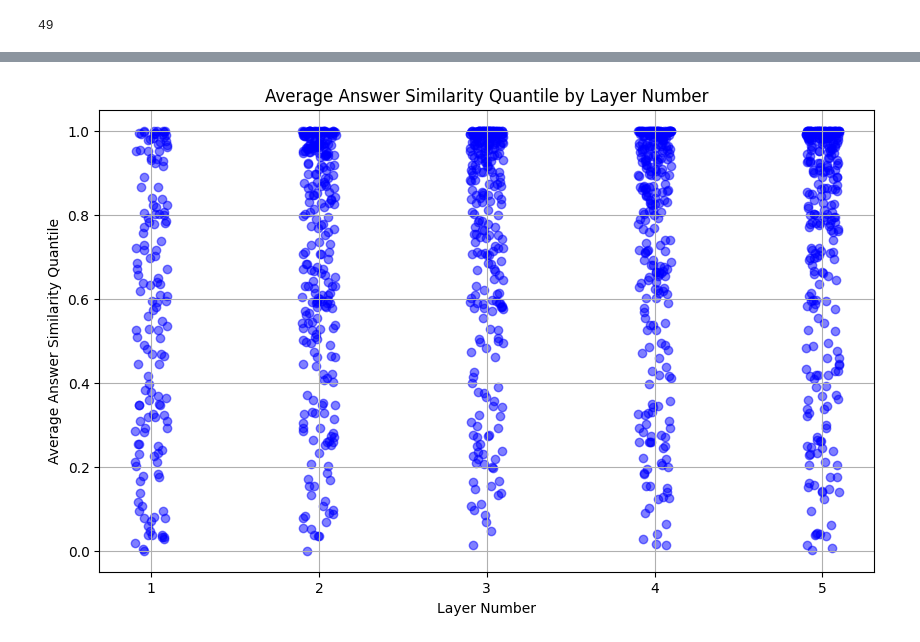
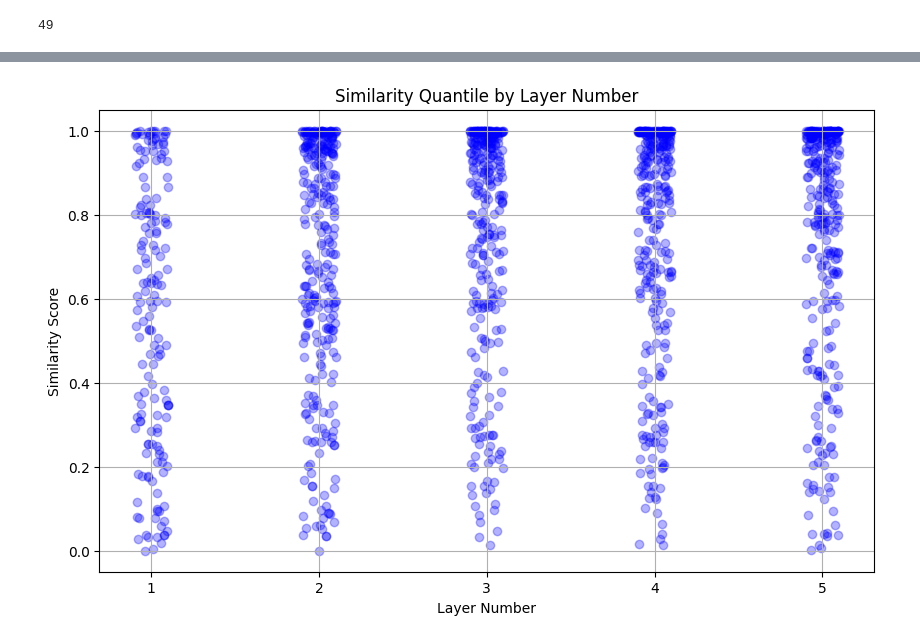
Before and after one commit to xocelyk/tot-gene-sets, a Jupyter notebook: start.ipynb, the cells around one changed output, grey strips where cells are left out. Saved outputs shown, nothing was run; the diff lists cells and outputs as text; code cells hidden in the pictures.

```diff
--- a/start.ipynb
+++ b/start.ipynb
@@ -639,0 +720,15 @@ proportion_quantiles_above_98_by_layer
+# %%
+scores_by_layer = {}
+for idx, example_dic in tot_data_by_layer.items():
+    for layer_num, terms in example_dic['layers'].items():
+        for term, term_dic in terms.items():
+            score = term_dic['similarity score']
+            if layer_num not in scores_by_layer.keys():
+                scores_by_layer[layer_num] = []
+            scores_by_layer[layer_num].append(score)
+# %%
+# get avg score by layer
+avg_scores_by_layer = {}
+for layer_num, scores in scores_by_layer.items():
+    avg_scores_by_layer[layer_num] = np.mean(scores)
+avg_scores_by_layer
@@ -641,6 +738,7 @@ proportion_quantiles_above_98_by_layer
 # find best answer location
 best_answer_location = [] # first instance
 num_genes = []
+best_ans_location_dic = {}
 for idx, example_dic in tot_data_by_layer.items():
     found = False
     best_answer = tot_data[idx]['best candidate process']
@@ -651,5 +749,8 @@ for idx, example_dic in tot_data_by_layer.items():
             if term == example_dic['best answer']:
                 best_answer_location.append(layer_num)
                 num_genes.append(example_dic['num_genes'])
+                if layer_num not in best_ans_location_dic.keys():
+                    best_ans_location_dic[layer_num] = []
+                best_ans_location_dic[layer_num].append(idx)
                 found = True
                 break
@@ -674,0 +766,5 @@ len(tot_data_by_layer)
+# %%
+best_ans_location_counts = {}
+for layer_num in best_ans_location_dic.keys():
+    best_ans_location_counts[layer_num] = len(best_ans_location_dic[layer_num]) / len(tot_data_by_layer.keys())
+best_ans_location_counts
@@ -735,25 +861,25 @@ quantiles_by_layer
 # %%
 # Prepare the lists for plotting
 layer_nums = []
 quantiles = []
 for layer_num, quantile_lst in quantiles_by_layer.items():
     for quantile in quantile_lst:
         layer_nums.append(layer_num)
         quantiles.append(quantile)
 
 
 
 # Since layer numbers are typically discrete, you may want to jitter them slightly to see if any are overlapping
 jitter_strength = 0.1  # adjust this value as needed
 jittered_layer_nums = np.array(layer_nums) + np.random.uniform(-jitter_strength, jitter_strength, size=len(layer_nums))
 
 # Now, create the scatter plot
 plt.figure(figsize=(10, 6))
-plt.scatter(jittered_layer_nums, quantiles, alpha=0.5, color='blue')  # Choose a color you prefer
+plt.scatter(jittered_layer_nums, quantiles, alpha=0.3, color='blue')  # Choose a color you prefer
 plt.xlabel('Layer Number')
-plt.ylabel('Average Answer Similarity Quantile')
-plt.title('Average Answer Similarity Quantile by Layer Number')
+plt.ylabel('Similarity Score')
+plt.title('Similarity Quantile by Layer Number')
 plt.grid(True)
 plt.show()
 # %% [output]
-[figure, old version]
+[figure, new version]
```
Also changed, not shown: parts of 44 cells of this notebook, 3 other files.
